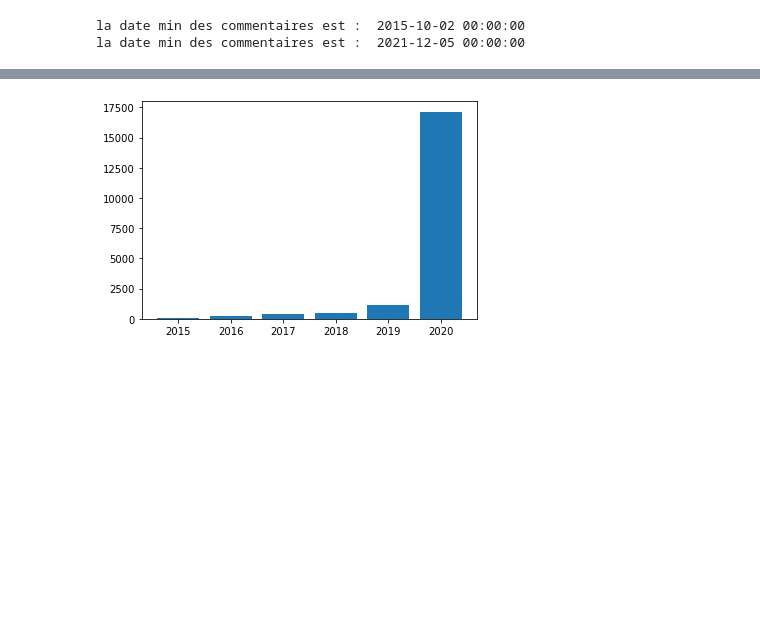
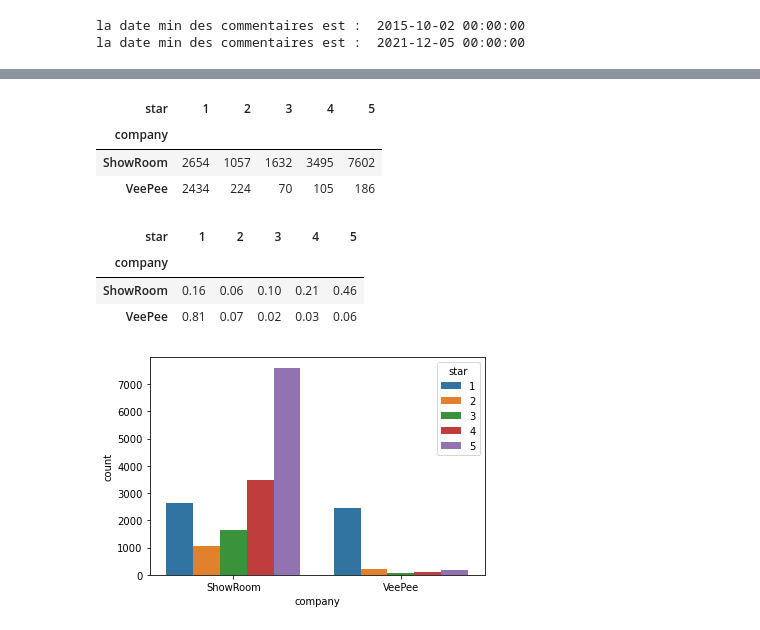
Before and after one commit to lille59350/Statisfaction_Clients, a Jupyter notebook: DataScientest - projet - Satisfaction clients.ipynb, the cells around one changed output, grey strips where cells are left out. Drawn from its saved outputs; the diff is of its cells as text; code cells hidden in the pictures; blank space fills up the shorter version.

```diff
--- a/DataScientest - projet - Satisfaction clients.ipynb
+++ b/DataScientest - projet - Satisfaction clients.ipynb
@@ -208,5 +214,17 @@ Name: year, dtype: int64
-# %%
-# on peut afficher les résultats de la distribution des commentaires par année dans un histogramme
-plt.hist(df_clean1['year'], rwidth=0.8, bins=6, align='left');
-# %% [output]
-[figure, removed]
+# %%
+# on peut aussi étudier la répartition de l'attribution des étoiles selon les company, les sources et les années
+display(pd.crosstab(df_clean1['company'], df_clean1['star']))
+display(round(pd.crosstab(df_clean1['company'], df_clean1['star'], normalize=0), 2))
+
+# affichage sur un graphique la distribution des star pour chaque company
+sns.countplot(x='company', data=df_clean1, hue='star');
+# %% [output]
+| star | 1 | 2 | 3 | 4 | 5 |
+| company |  |  |  |  |  |
+| ShowRoom | 2654 | 1057 | 1632 | 3495 | 7602 |
+| VeePee | 2434 | 224 | 70 | 105 | 186 |
+| star | 1 | 2 | 3 | 4 | 5 |
+| company |  |  |  |  |  |
+| ShowRoom | 0.16 | 0.06 | 0.10 | 0.21 | 0.46 |
+| VeePee | 0.81 | 0.07 | 0.02 | 0.03 | 0.06 |
+[figure, added]
```
Also changed, not shown: parts of 4 cells of this notebook.
